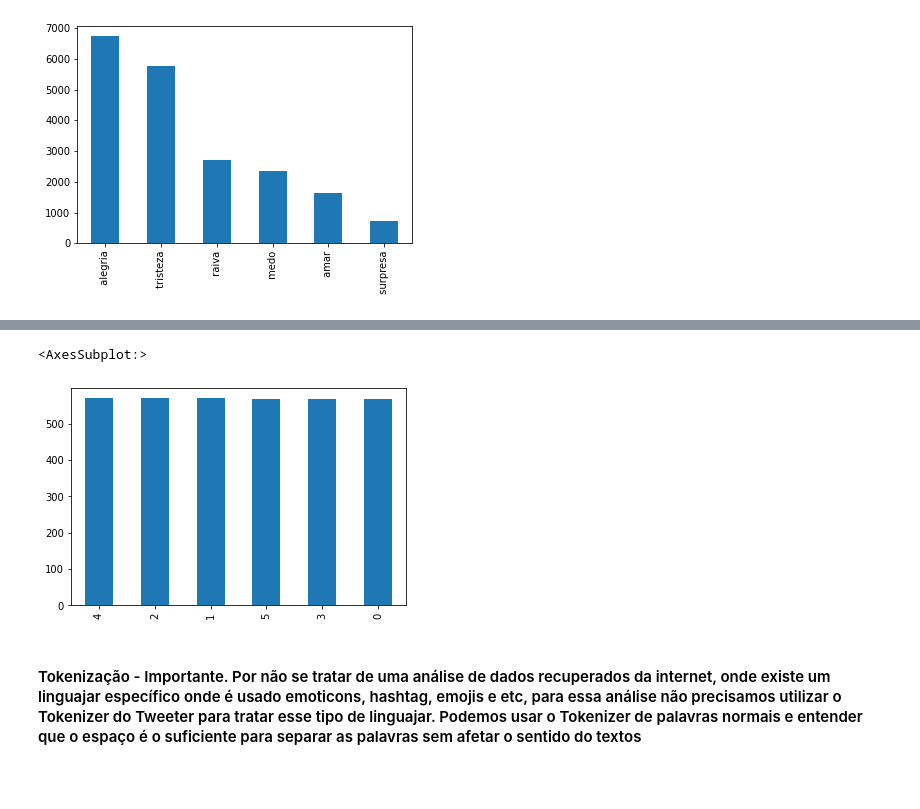
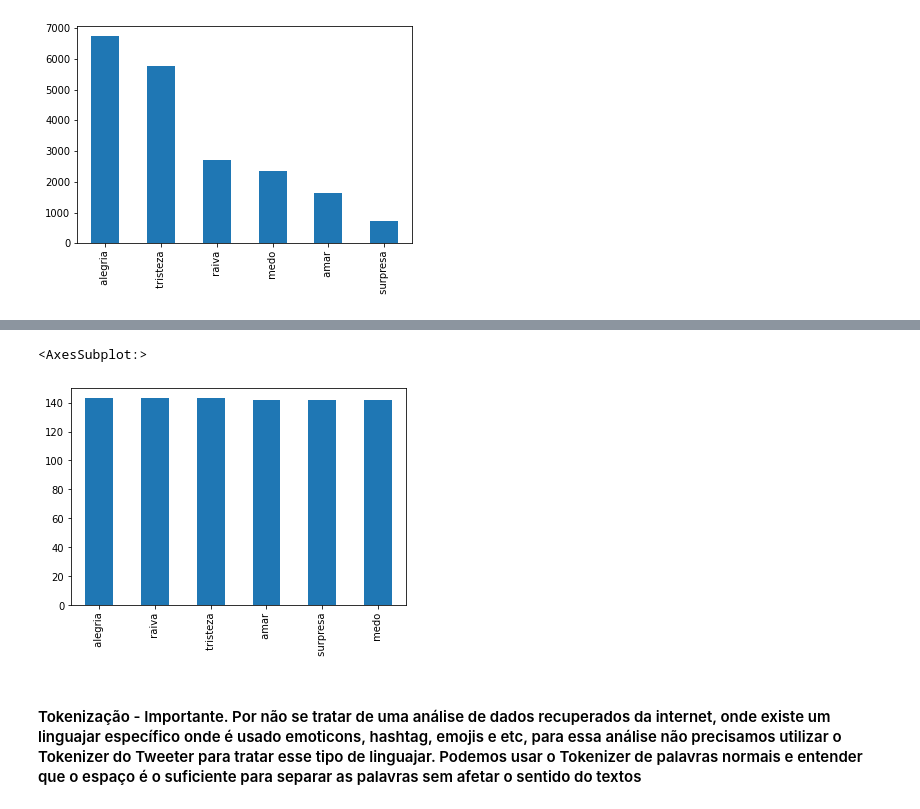
Before and after one commit to willsantospereira/tcc_nlp, a Jupyter notebook: notebook/Analise_Emocao.ipynb, the cells around one changed output, grey strips where cells are left out. Cells and saved outputs as stored; diff of their text form; code cells hidden in the pictures; blank space fills up the shorter version.

```diff
--- a/notebook/Analise_Emocao.ipynb
+++ b/notebook/Analise_Emocao.ipynb
@@ -222,12 +219,12 @@ df['emocao'].value_counts().plot(kind='bar')
 # aplicando os processos de tratamento nos texto (retirada de pontuação, stopwords, stemmer e lemmatization)
 X = [pre_processing(i) for i in df['texto']]
 # %%
-labelencoder = LabelEncoder()
-y_train_enco = labelencoder.fit_transform(df['emocao'])
+# labelencoder = LabelEncoder()
+# y_train_enco = labelencoder.fit_transform(df['emocao'])
 
-X_train, X_test, y_train, y_test = train_test_split(pd.Series(X), pd.Series(y_train_enco), random_state=41, test_size=0.2, stratify=pd.Series(y_train_enco))
+X_train, X_test, y_train, y_test = train_test_split(pd.Series(X), df['emocao'], random_state=41, test_size=0.2, stratify=df['emocao'])
 
 # Com o uso do Undersampler a performce do modelo piora, muito provavelmente devido a grande diminuição de dados
 undersample = RandomUnderSampler()
-X_under, y_under = undersample.fit_resample(pd.DataFrame(X), pd.Series(y_train_enco))
+X_under, y_under = undersample.fit_resample(pd.DataFrame(X), df['emocao'])
 X_train_under, X_test_under, y_train_under, y_test_under = train_test_split(X_under.squeeze(), y_under, random_state=41, test_size=0.2, stratify=y_under)
@@ -238,10 +247,10 @@ pandas.core.series.Series
 # %%
 # analisando o resultado da aplicação de undersampler nas classes para ficarem próximas ao da classe minoritária
 %matplotlib inline
-y_train_under.value_counts().plot(kind='bar')
+y_test_under.value_counts().plot(kind='bar')
 # %% [output]
 <AxesSubplot:>
-[figure, old version]
+[figure, new version]
 # %% [markdown]
 #### Tokenização - Importante. Por não se tratar de uma análise de dados recuperados da internet, onde existe um linguajar específico onde é usado emoticons, hashtag, emojis e etc, para essa análise não precisamos utilizar o Tokenizer do Tweeter para tratar esse tipo de linguajar. Podemos usar o Tokenizer de palavras normais e entender que o espaço é o suficiente para separar as palavras sem afetar o sentido do textos
 # %% [markdown]
```
Also changed, not shown: parts of 17 cells of this notebook.
